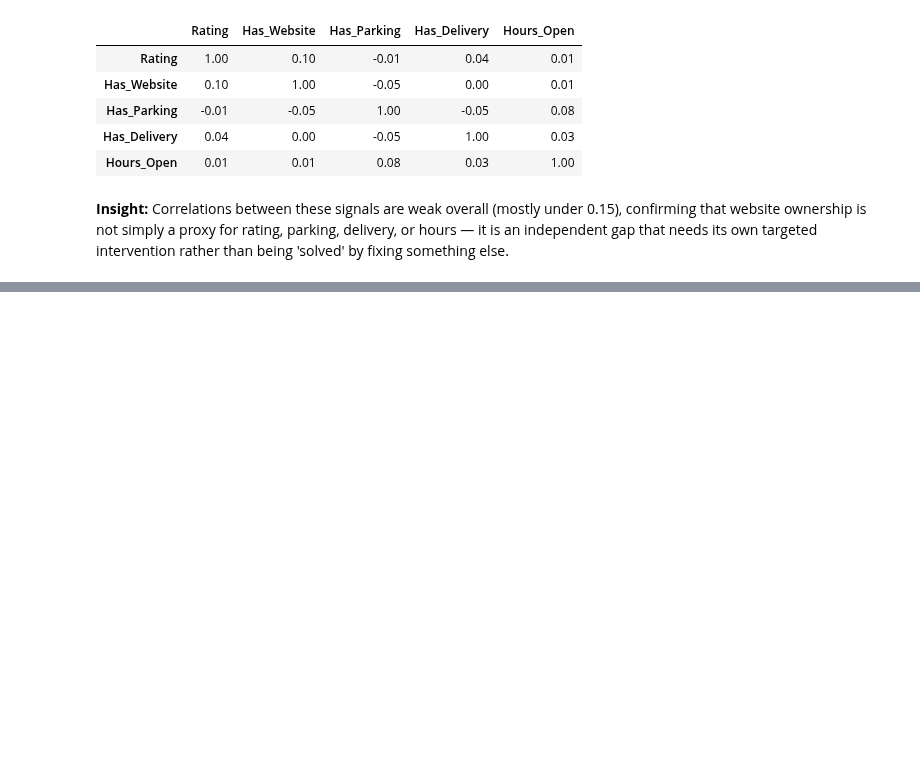
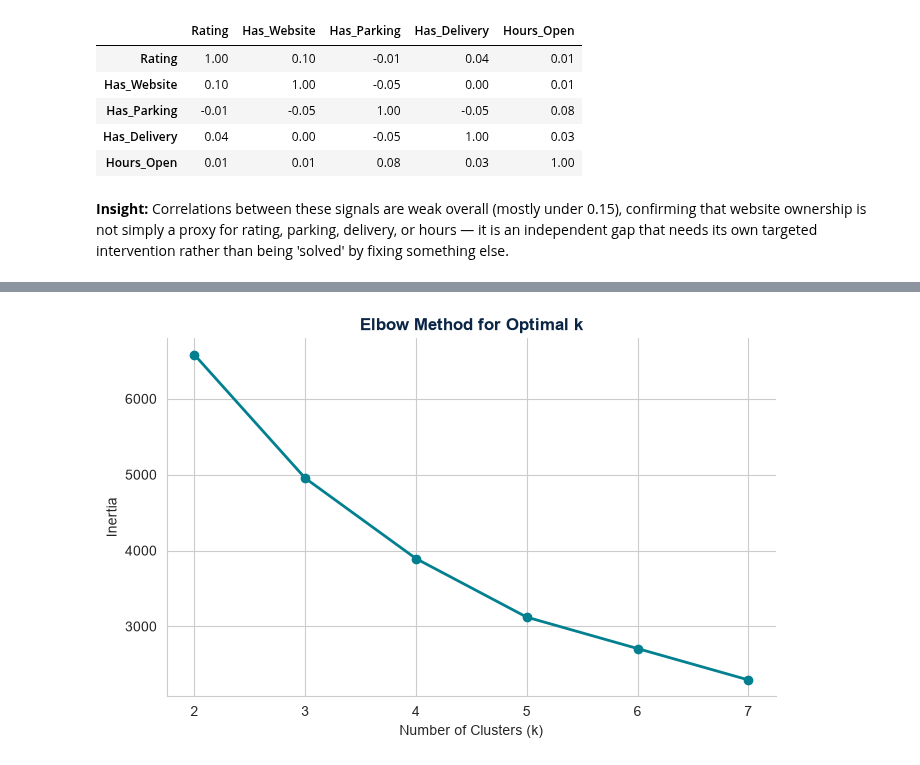
Before and after one commit to bhavya-aggarwal011/Jharkhand_Business_Analysis, a Jupyter notebook: notebooks/Jharkhand_Business_Analysis.ipynb, the cells around one changed output, grey strips where cells are left out. Drawn from its saved outputs; the diff is of its cells as text; code cells hidden in the pictures; blank space fills up the shorter version.

```diff
--- a/notebooks/Jharkhand_Business_Analysis.ipynb
+++ b/notebooks/Jharkhand_Business_Analysis.ipynb
@@ -826,0 +868,29 @@ corr_matrix
+# %%
+from sklearn.preprocessing import StandardScaler
+from sklearn.cluster import KMeans
+
+cluster_features = pd.DataFrame({
+    'Rating': df['Rating'],
+    'Has_Website': (df['Has_Website']=='Yes').astype(int),
+    'Has_Parking': (df['Parking']=='Yes').astype(int),
+    'Has_Delivery': (df['Delivery']=='Yes').astype(int),
+    'Hours_Open': df['Hours_Open'] if 'Hours_Open' in df.columns else df['Opening_Hours'].apply(
+        lambda h: 24 if h=='24 Hours' else np.nan)
+}).fillna(0)
+
+scaler = StandardScaler()
+X_scaled = scaler.fit_transform(cluster_features)
+
+inertias = []
+K_range = range(2, 8)
+for k in K_range:
+    km = KMeans(n_clusters=k, random_state=42, n_init=10).fit(X_scaled)
+    inertias.append(km.inertia_)
+
+fig, ax = plt.subplots(figsize=(7,4.5))
+ax.plot(list(K_range), inertias, marker='o', color=C_PRIMARY, linewidth=2)
+ax.set_xlabel('Number of Clusters (k)'); ax.set_ylabel('Inertia')
+ax.set_title('Elbow Method for Optimal k', fontsize=12, fontweight='bold', color=C_DARK)
+sns.despine(); plt.tight_layout(); plt.show()
+# %% [output]
+[figure, added]
```
Also changed, not shown: parts of 89 cells of this notebook, 8 other files.
